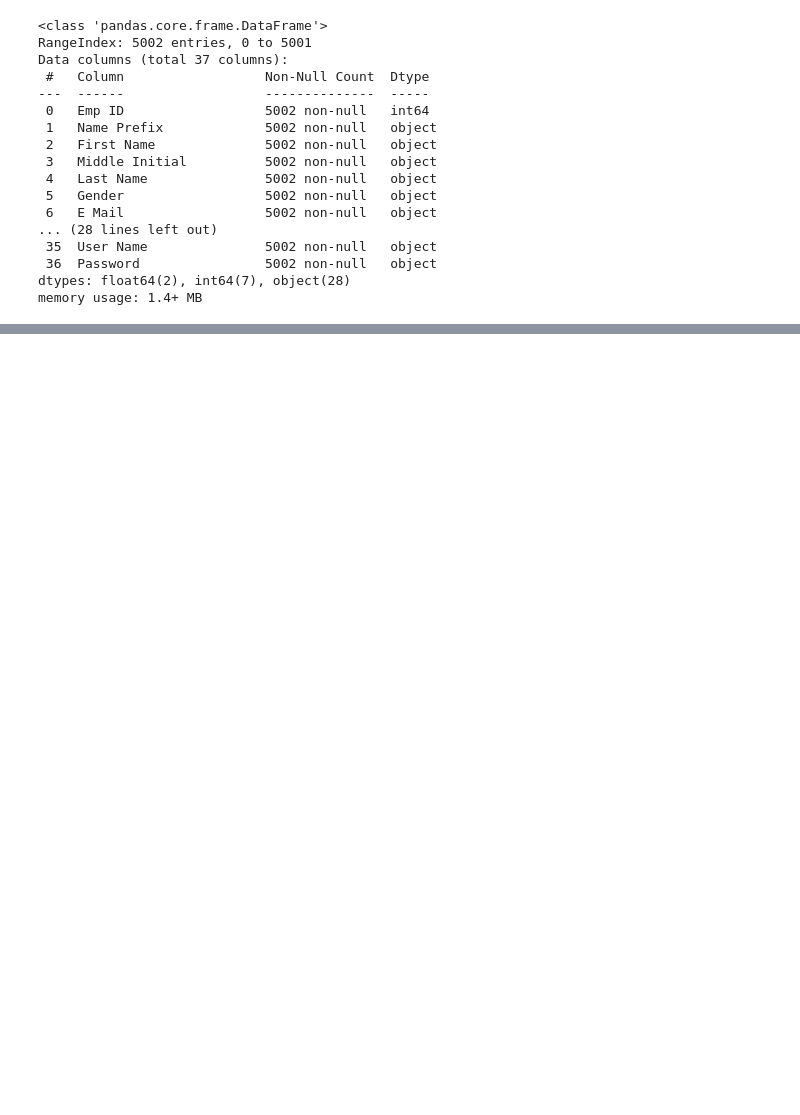
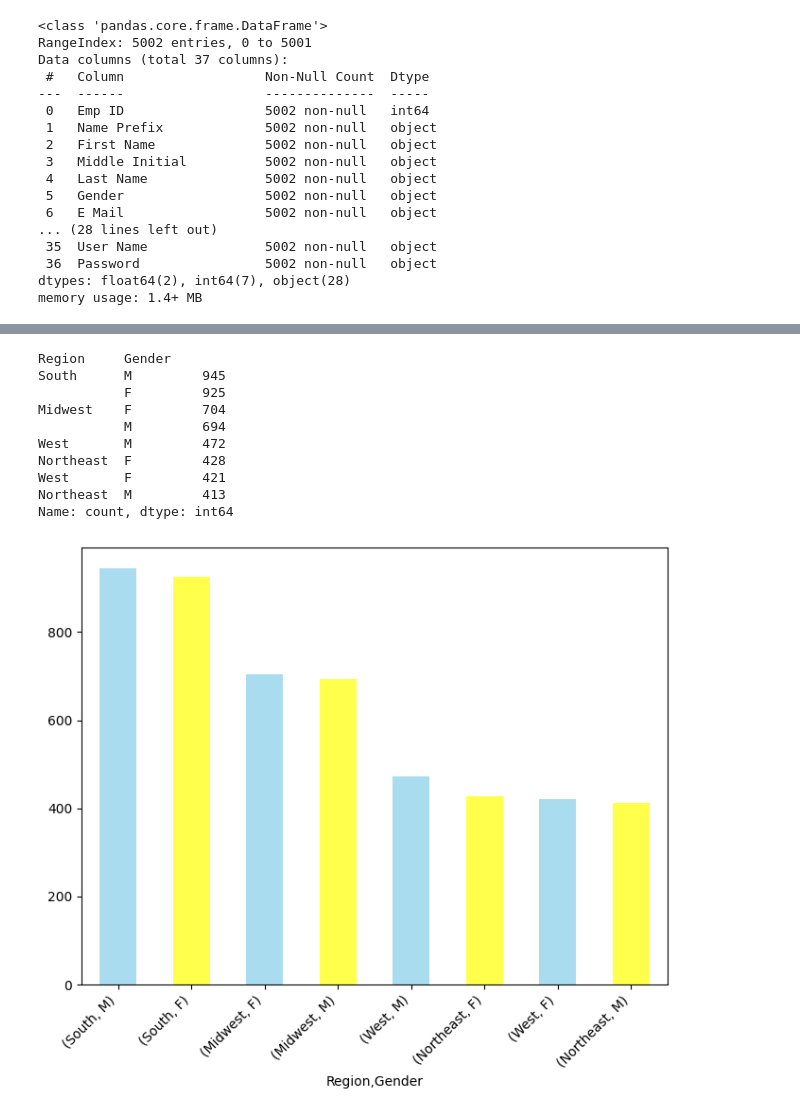
Before and after one commit to AungKyawWin20/PythonProgramming-AKW-, a Jupyter notebook: AungKyawWin/HR.ipynb, the cells around one changed output, grey strips where cells are left out. Cells and saved outputs as stored; diff of their text form; code cells hidden in the pictures; blank space fills up the shorter version.

```diff
--- a/AungKyawWin/HR.ipynb
+++ b/AungKyawWin/HR.ipynb
@@ -87,0 +114,24 @@ max    199968.000000    30.000000  7.720282e+08  9.079421e+09  99919.000000
+# %%
+gender_by_region = df.groupby('Region')['Gender'].value_counts()
+descending_sorted = gender_by_region.sort_values(ascending = False)
+print(descending_sorted)
+
+plt.figure(figsize = (8,6))
+descending_sorted.plot(kind = 'bar', color = ['skyblue', 'yellow'], alpha = 0.7)
+# plt.title('Gender Distribution by Region')
+# plt.xlabel = ('Region, Gender')
+# plt.ylabel = ('Count')
+plt.xticks(rotation = 45, ha = 'right')
+plt.show()
+# %% [output]
+Region     Gender
+South      M         945
+           F         925
+Midwest    F         704
+           M         694
+West       M         472
+Northeast  F         428
+West       F         421
+Northeast  M         413
+Name: count, dtype: int64
+[figure, added]
```
Also changed, not shown: parts of 18 cells of this notebook.
